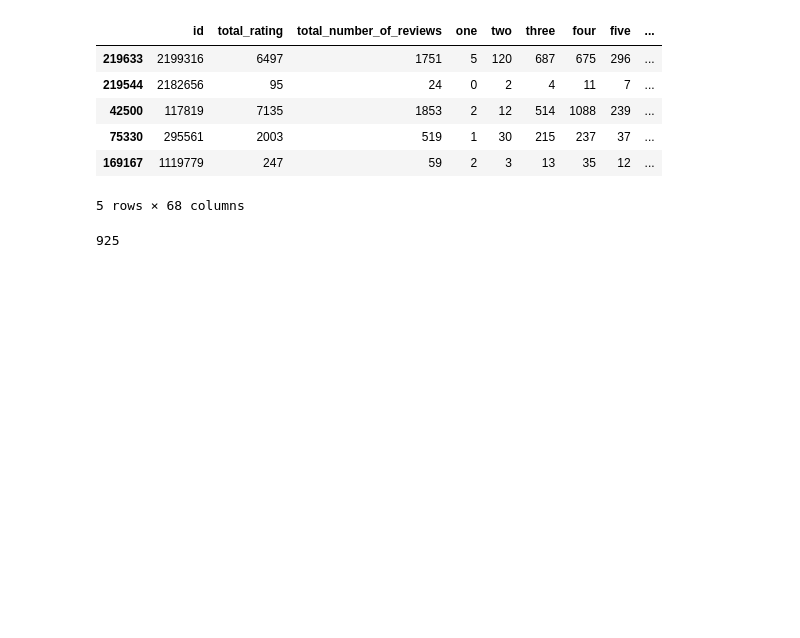
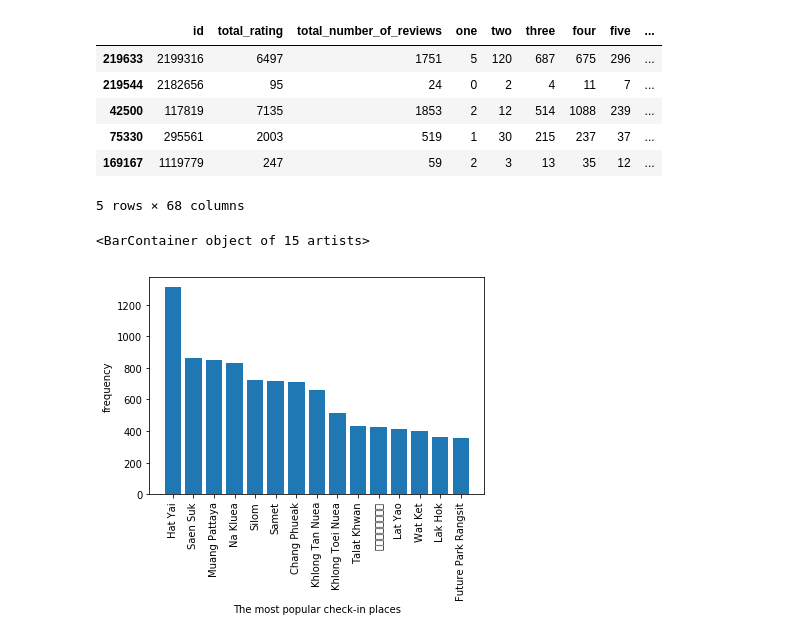
Before and after one commit to ruiyl/Data-Science-Project-1, a Jupyter notebook: Android and iPhone.ipynb, the cells around one changed output. Saved outputs shown, nothing was run; the diff lists cells and outputs as text; code cells hidden in the pictures; blank space fills up the shorter version.

```diff
--- a/Android and iPhone.ipynb
+++ b/Android and iPhone.ipynb
@@ -157,7 +157,11 @@ android_region_freq = android_region_freq.sort_values('frequency', ascending=Fal
 android_region_freq = pd.merge(android_region_freq, android_region, left_on='region_id', right_on='id')
 # %%
 android_region_freq[['name', 'frequency']].to_excel('android_region_freq.xlsx', index=False)
-# %%
-len(android_region_freq.sort_values('region_id')['region_id'])
-# %% [output]
-925
+# %%
+plt.xticks(rotation=90)
+plt.xlabel('The most popular check-in places')
+plt.ylabel('frequency')
+plt.bar(android_region_freq['name'][0:15], android_region_freq['frequency'][0:15])
+# %% [output]
+<BarContainer object of 15 artists>
+[figure, added]
```
Also changed, not shown: parts of 1 cell of this notebook, 2 other files.
